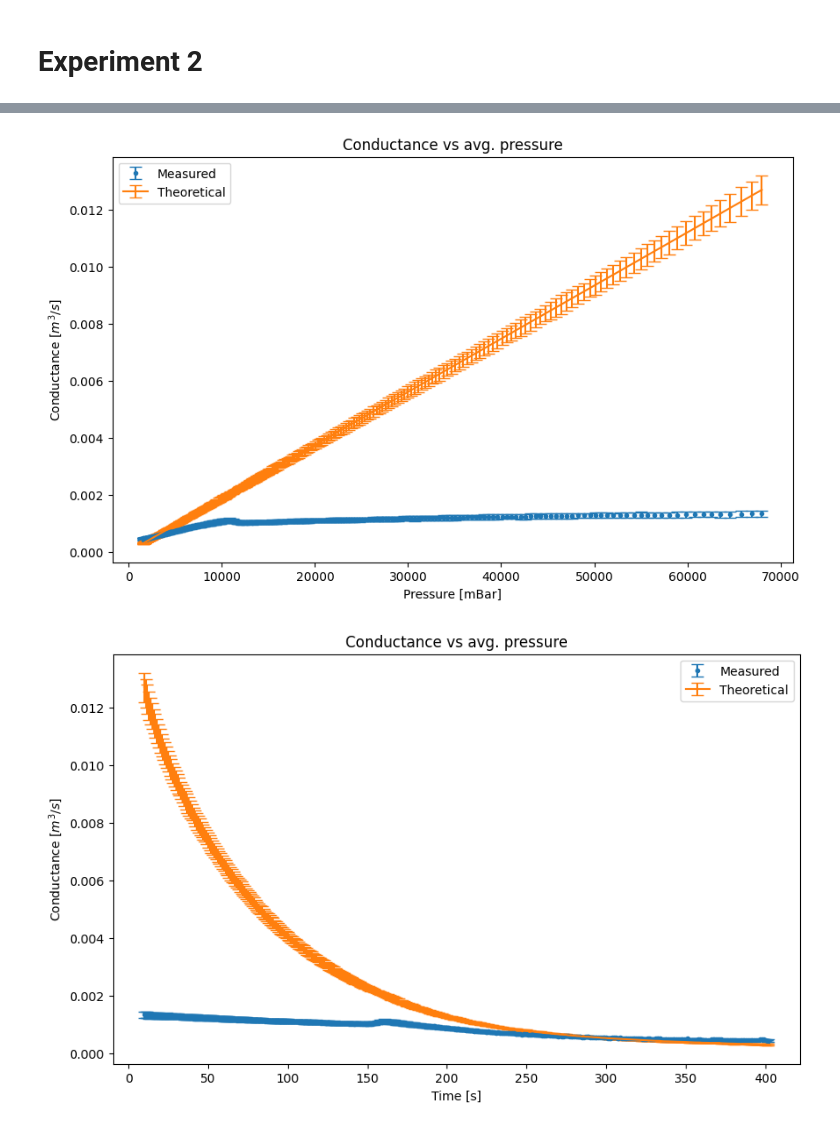
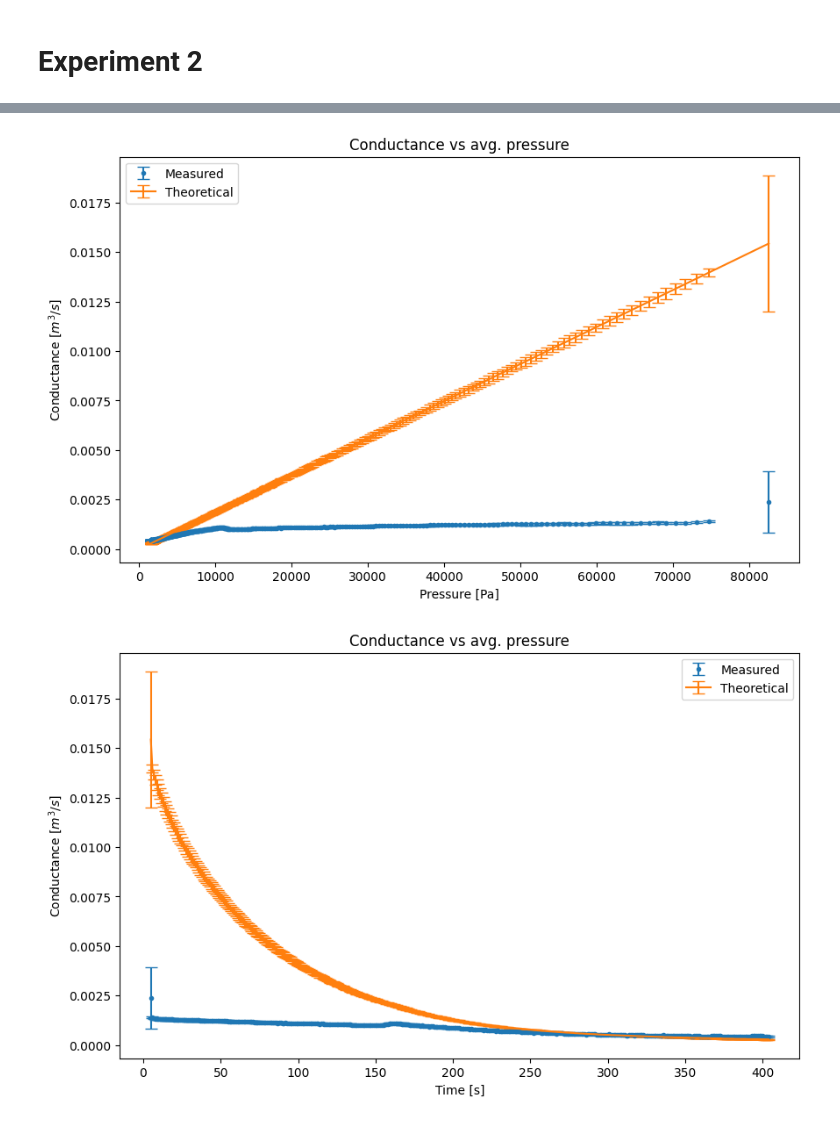
Before and after one commit to MartinOpat/Phys-Lab-Adv, a Jupyter notebook: data_processing.ipynb, the cells around one changed output, grey strips where cells are left out. Drawn from its saved outputs; the diff is of its cells as text; code cells hidden in the pictures.

```diff
--- a/data_processing.ipynb
+++ b/data_processing.ipynb
@@ -412,38 +427,40 @@ plt.show()
 # %%
 # ch1 - above (pp)
 # ch2 - below (p)
 Cm_3mm = S * results_df_c1_3mm["Mean_Ch1"] / (results_df_c2_3mm["Mean_Ch2"] - results_df_c1_3mm["Mean_Ch1"])
 Cm_3mm_err = np.abs(Cm_3mm) * np.sqrt((Serr/S)**2 + (results_df_c2_3mm["Std_Ch2"]/(results_df_c2_3mm["Mean_Ch2"]-results_df_c1_3mm["Mean_Ch1"]))**2 + (results_df_c2_3mm["Mean_Ch2"]/(results_df_c1_3mm["Mean_Ch1"]*(results_df_c2_3mm["Mean_Ch2"]-results_df_c1_3mm["Mean_Ch1"]))*results_df_c1_3mm["Std_Ch1"])**2)
 
 p_avg_3mm = (results_df_c2_3mm["Mean_Ch2"] + results_df_c1_3mm["Mean_Ch1"]) / 2 * 100
 p_avg_3mm_err = np.abs(p_avg_3mm) * np.sqrt((results_df_c2_3mm["Std_Ch2"]/results_df_c2_3mm["Mean_Ch2"])**2 + (results_df_c1_3mm["Std_Ch1"]/results_df_c1_3mm["Mean_Ch1"])**2)
 
 Ct_3mm = np.pi*d3mm**4 / (128*eta*l) * p_avg_3mm
 Ct_3mm_err = np.pi*d3mm**4 / (128*eta*l) * p_avg_3mm_err
 
-cutoff = 10  # Discard the first few points as the pressures are similar and the errors large
+cutoff = 0  # Discard the first few points as the pressures are similar and the errors large
 plt.figure(figsize=(10, 6))
 plt.errorbar(p_avg_3mm[cutoff:], Cm_3mm[cutoff:], yerr=Cm_3mm_err[cutoff:], fmt='.', label='Measured', capsize=5)
 plt.errorbar(p_avg_3mm[cutoff:], Ct_3mm[cutoff:], yerr=Ct_3mm_err[cutoff:], label='Theoretical', capsize=5)
 plt.title("Conductance vs avg. pressure")
-plt.xlabel("Pressure [mBar]")
+plt.xlabel("Pressure [Pa]")
 plt.ylabel(f"Conductance [$m^3/s$]")
+# plt.xscale("log")
+# plt.yscale("log")
 plt.legend()
 plt.show()
 
 # A time plot for double check
-cutoff = 10  # Discard the first few points as the pressures are similar and the errors large
+cutoff = 0  # Discard the first few points as the pressures are similar and the errors large
 plt.figure(figsize=(10, 6))
 plt.errorbar(results_df_c1_3mm["Tijd"][cutoff:], Cm_3mm[cutoff:], yerr=Cm_3mm_err[cutoff:], fmt='.', label='Measured', capsize=5)
 plt.errorbar(results_df_c1_3mm["Tijd"][cutoff:], Ct_3mm[cutoff:], yerr=Ct_3mm_err[cutoff:], label='Theoretical', capsize=5)
 plt.title("Conductance vs avg. pressure")
 plt.xlabel("Time [s]")
 plt.ylabel(f"Conductance [$m^3/s$]")
 plt.legend()
 plt.show()
 # %% [output]
-[figure, old version]
+[figure, new version]
-[figure, old version]
+[figure, new version]
 # %%
 # ch1 - above (pp)
 # ch2 - below (p)
```
Also changed, not shown: parts of 9 cells of this notebook.
